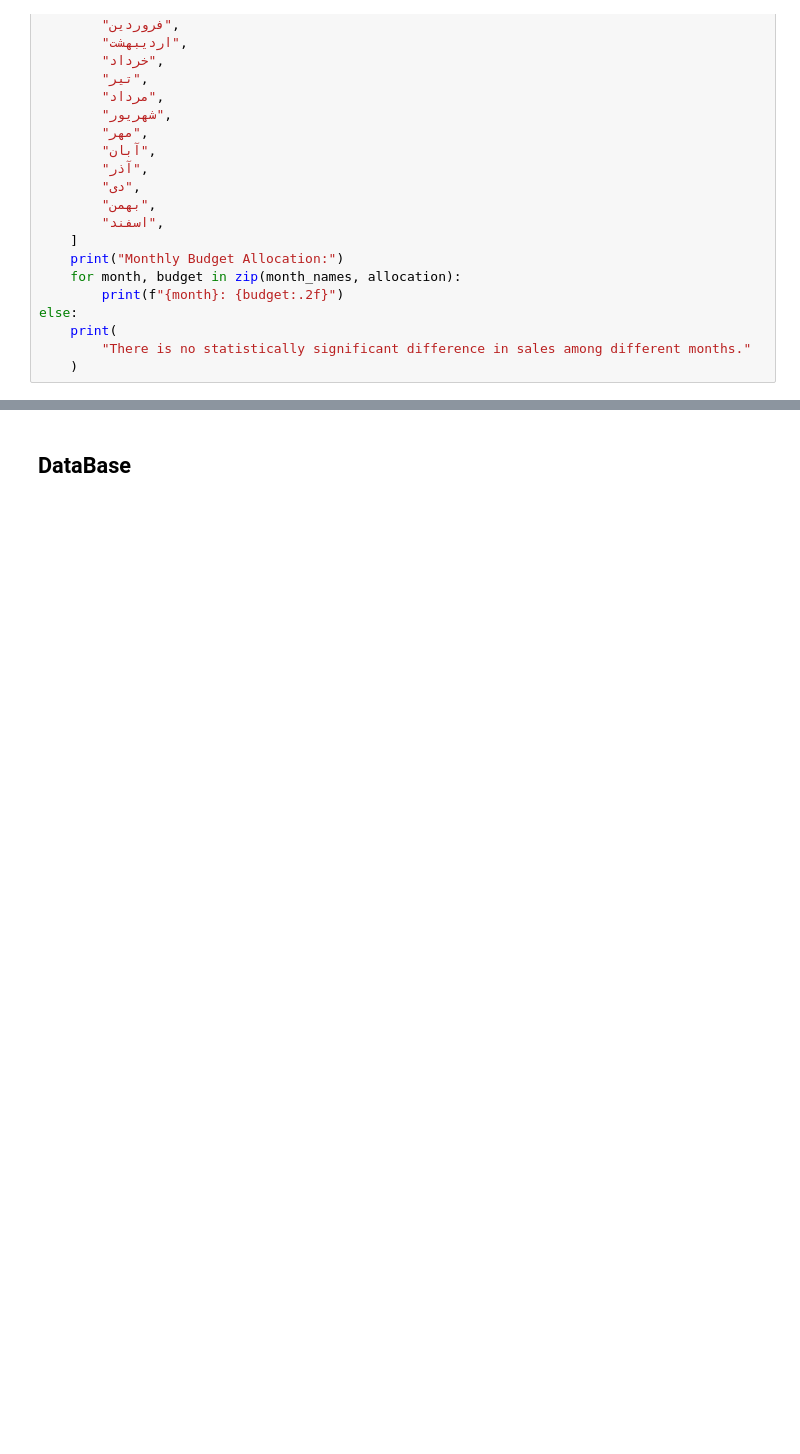
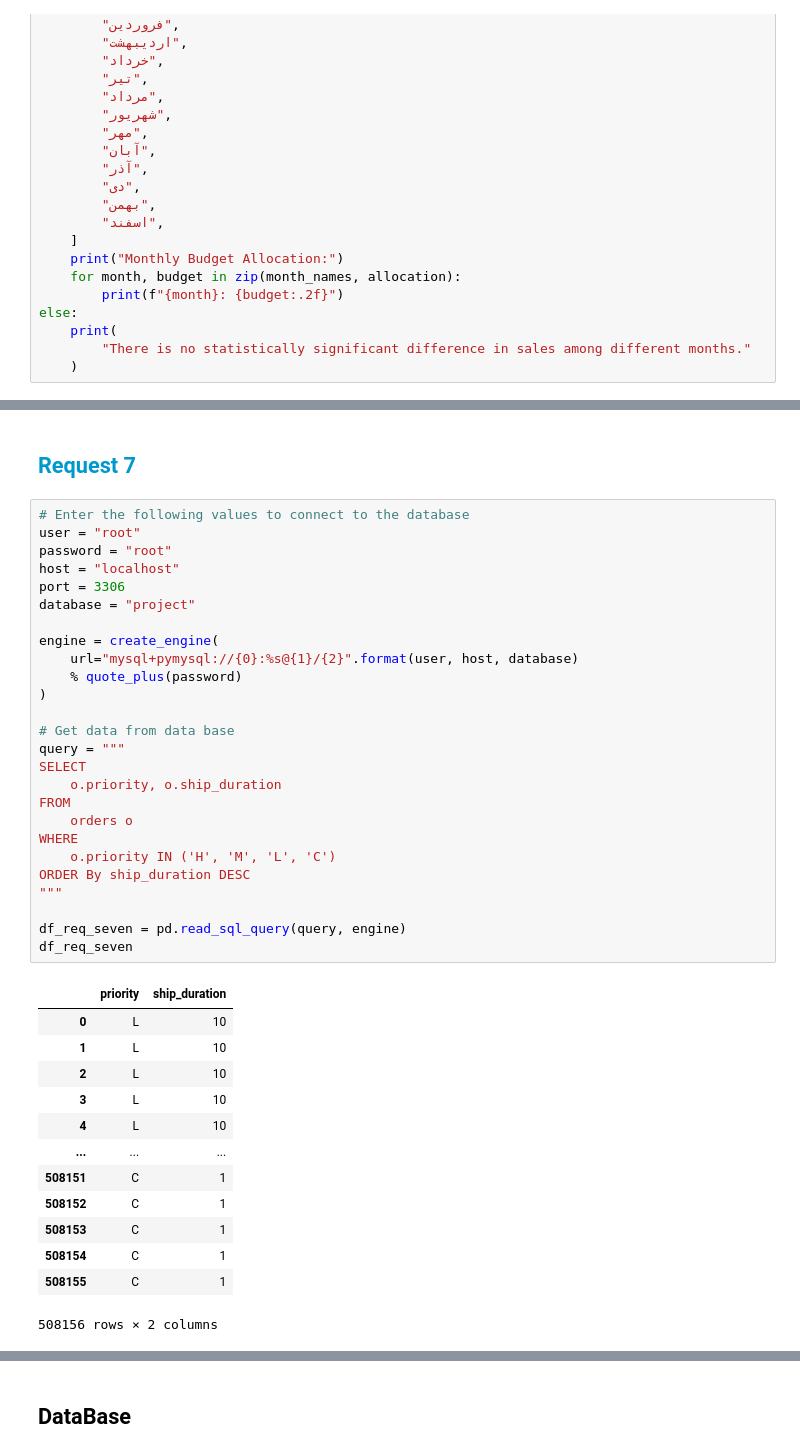
Before and after one commit to amiralira/G6_project2, a Jupyter notebook: Answers/requests.ipynb, the cells around one changed output, grey strips where cells are left out. Saved outputs shown, nothing was run; the diff lists cells and outputs as text; blank space fills up the shorter version.

Commit message:
request 6, 7

```diff
--- a/Answers/requests.ipynb
+++ b/Answers/requests.ipynb
@@ -459,0 +577,45 @@ else:
+# %% [markdown]
+<h2 align=left style="line-height:200%;font-family:vazir;color:#0099cc">
+<font face="vazir" color="#0099cc">
+Request 7
+</h2>
+# %%
+# Enter the following values to connect to the database
+user = "root"
+password = "root"
+host = "localhost"
+port = 3306
+database = "project"
+
+engine = create_engine(
+    url="mysql+pymysql://{0}:%s@{1}/{2}".format(user, host, database)
+    % quote_plus(password)
+)
+
+# Get data from data base
+query = """
+SELECT
+    o.priority, o.ship_duration
+FROM
+    orders o
+WHERE
+    o.priority IN ('H', 'M', 'L', 'C')
+ORDER By ship_duration DESC
+"""
+
+df_req_seven = pd.read_sql_query(query, engine)
+df_req_seven
+# %% [output]
+|  | priority | ship_duration |
+| 0 | L | 10 |
+| 1 | L | 10 |
+| 2 | L | 10 |
+| 3 | L | 10 |
+| 4 | L | 10 |
+| ... | ... | ... |
+| 508151 | C | 1 |
+| 508152 | C | 1 |
+| 508153 | C | 1 |
+| 508154 | C | 1 |
+| 508155 | C | 1 |
+508156 rows × 2 columns
```
Also changed, not shown: parts of 23 cells of this notebook, 1 other file.
